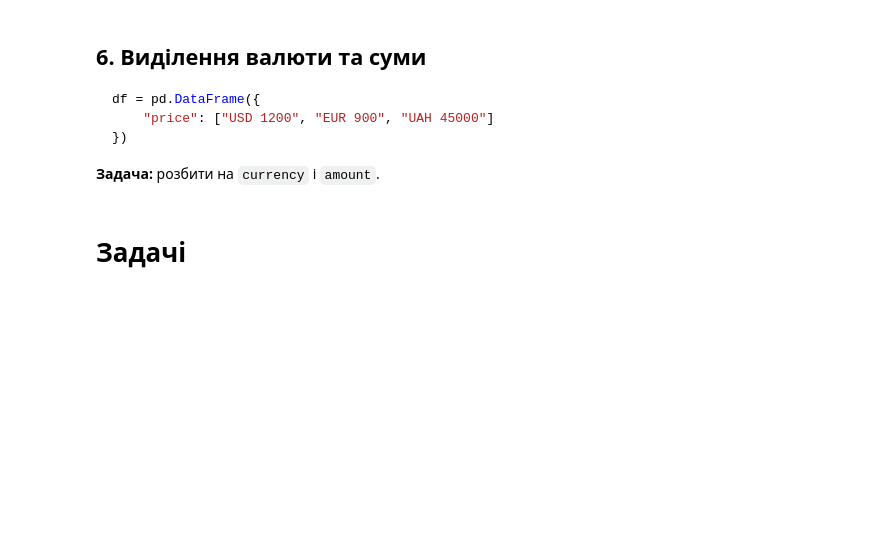
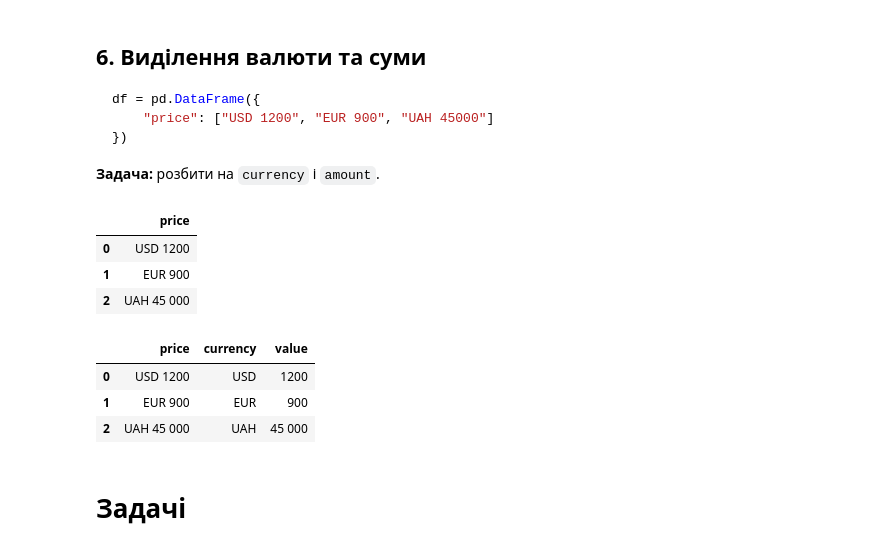
Before and after one commit to cpython-projects/python_da_17_03_26, a Jupyter notebook: lesson_16.ipynb, the cells around one changed output. Drawn from its saved outputs; the diff is of its cells as text; code cells hidden in the pictures; blank space fills up the shorter version.

```diff
--- a/lesson_16.ipynb
+++ b/lesson_16.ipynb
@@ -311,4 +383,19 @@ df = pd.DataFrame({
 })
+# %%
+df
+# %% [output]
+|  | price |
+| 0 | USD 1200 |
+| 1 | EUR 900 |
+| 2 | UAH 45 000 |
+# %%
+df[['currency', 'value']] = df.price.str.extract(r'^(\w+)\s*([\d ]+)$')
+df
+# %% [output]
+|  | price | currency | value |
+| 0 | USD 1200 | USD | 1200 |
+| 1 | EUR 900 | EUR | 900 |
+| 2 | UAH 45 000 | UAH | 45 000 |
 # %% [markdown]
 # Задачі
 # %% [markdown]
```
Also changed, not shown: parts of 14 cells of this notebook.
